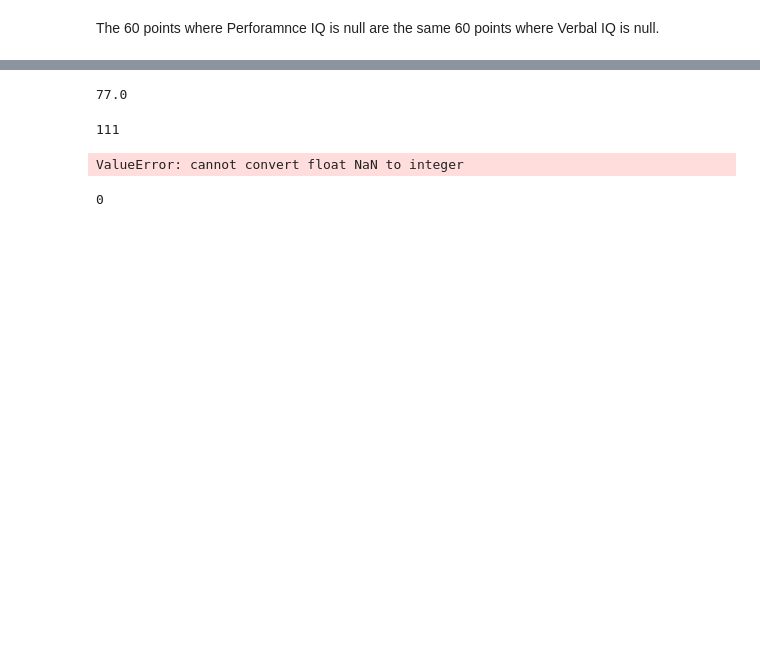
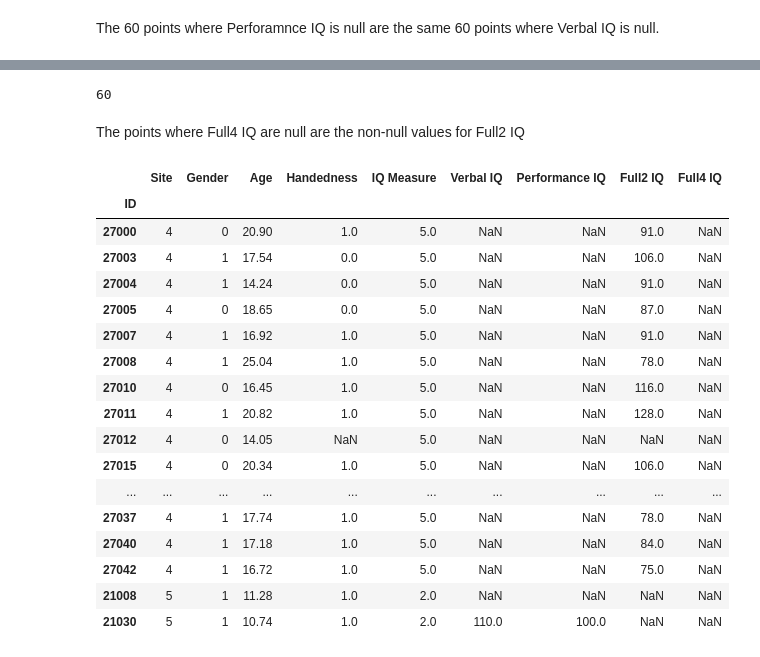
Before and after one commit to tdaug6/Deep-Learning-Methods-to-Predict-Disease-in-Brain-Images, a Jupyter notebook: Notebooks/2023.6.30-Phenotypic_EDA.ipynb, the cells around one changed output, grey strips where cells are left out. Cells and saved outputs as stored; diff of their text form; code cells hidden in the pictures; blank space fills up the shorter version.

Commit message:
worked on data cleaning and eda for phenotypic data

```diff
--- a/Notebooks/2023.6.30-Phenotypic_EDA.ipynb
+++ b/Notebooks/2023.6.30-Phenotypic_EDA.ipynb
@@ -261,2 +172,0 @@ Fix the 'L' value to its numeric value (0).
-# %%
-df_pheno_filtered.loc[df_pheno_filtered['Handedness'] == 'L', 'Handedness'] = 0
@@ -298,0 +173,3 @@ min(df_pheno_filtered['Performance IQ'])
+# %%
+df_pheno_filtered.loc[df_pheno_filtered['Handedness'] > 0, 'Handedness'] = 1
+df_pheno_filtered.loc[df_pheno_filtered['Handedness'] < 0, 'Handedness'] = 0
@@ -359,12 +227,27 @@ df_pheno_filtered['Full4 IQ'].isnull().sum()
-# %%
-min(df_pheno_filtered['Full4 IQ'])
-# %% [output]
-77.0
-# %%
-df_targets['Med Status'].isnull().sum()
-# %% [output]
-111
-# %%
-min(df_targets['Med Status'].astype(int))
-# %% [output]
-ValueError: cannot convert float NaN to integer
+# %%
+len(df_pheno_filtered[df_pheno_filtered['Performance IQ'].isnull()])
+# %% [output]
+60
+# %% [markdown]
+The points where Full4 IQ are null are the non-null values for Full2 IQ
+# %%
+df_pheno_filtered[df_pheno_filtered['Full4 IQ'].isnull()]
+# %% [output]
+|  | Site | Gender | Age | Handedness | IQ Measure | Verbal IQ | Performance IQ | Full2 IQ | Full4 IQ |
+| ID |  |  |  |  |  |  |  |  |  |
+| 27000 | 4 | 0 | 20.90 | 1.0 | 5.0 | NaN | NaN | 91.0 | NaN |
+| 27003 | 4 | 1 | 17.54 | 0.0 | 5.0 | NaN | NaN | 106.0 | NaN |
+| 27004 | 4 | 1 | 14.24 | 0.0 | 5.0 | NaN | NaN | 91.0 | NaN |
+| 27005 | 4 | 0 | 18.65 | 0.0 | 5.0 | NaN | NaN | 87.0 | NaN |
+| 27007 | 4 | 1 | 16.92 | 1.0 | 5.0 | NaN | NaN | 91.0 | NaN |
+| 27008 | 4 | 1 | 25.04 | 1.0 | 5.0 | NaN | NaN | 78.0 | NaN |
+| 27010 | 4 | 0 | 16.45 | 1.0 | 5.0 | NaN | NaN | 116.0 | NaN |
+| 27011 | 4 | 1 | 20.82 | 1.0 | 5.0 | NaN | NaN | 128.0 | NaN |
+| 27012 | 4 | 0 | 14.05 | NaN | 5.0 | NaN | NaN | NaN | NaN |
+| 27015 | 4 | 0 | 20.34 | 1.0 | 5.0 | NaN | NaN | 106.0 | NaN |
+| ... | ... | ... | ... | ... | ... | ... | ... | ... | ... |
+| 27037 | 4 | 1 | 17.74 | 1.0 | 5.0 | NaN | NaN | 78.0 | NaN |
+| 27040 | 4 | 1 | 17.18 | 1.0 | 5.0 | NaN | NaN | 84.0 | NaN |
+| 27042 | 4 | 1 | 16.72 | 1.0 | 5.0 | NaN | NaN | 75.0 | NaN |
+| 21008 | 5 | 1 | 11.28 | 1.0 | 2.0 | NaN | NaN | NaN | NaN |
+| 21030 | 5 | 1 | 10.74 | 1.0 | 2.0 | 110.0 | 100.0 | NaN | NaN |
@@ -371,6 +256,2 @@ ValueError: cannot convert float NaN to integer
 # %%
 df_targets['Secondary Dx '] = df_targets['Secondary Dx '].fillna('none')
-# %%
-df_targets['DX'].isnull().sum()
-# %% [output]
-0
```
Also changed, not shown: parts of 38 cells of this notebook, 5 other files.
